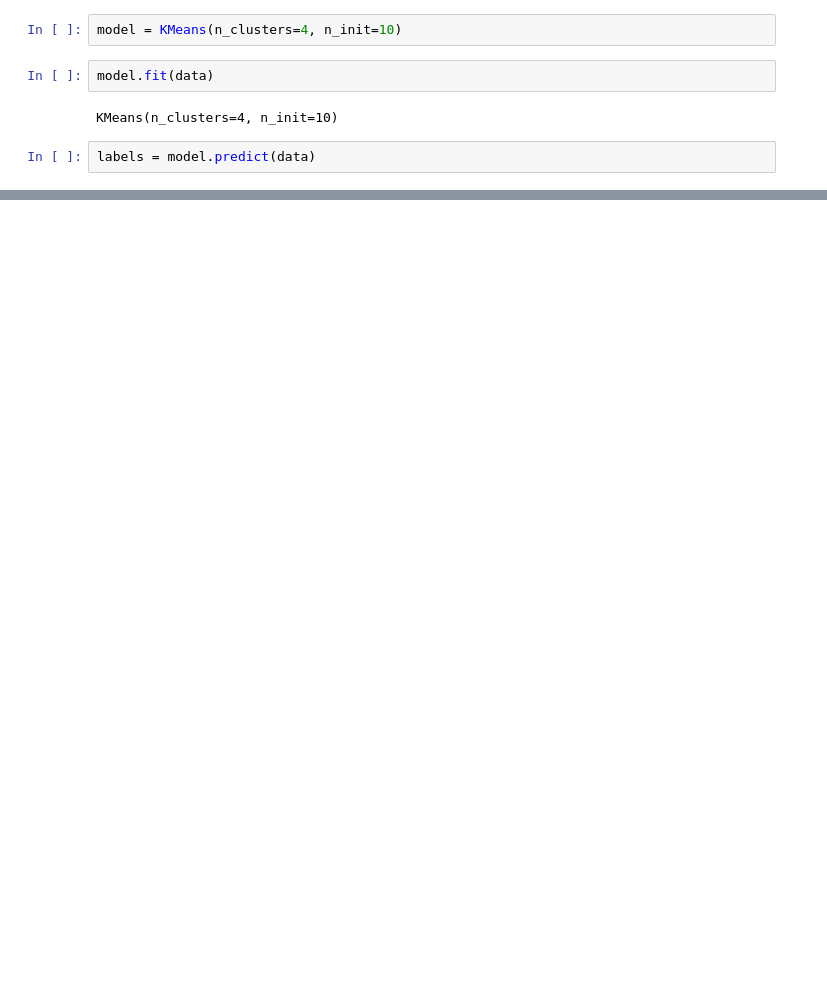
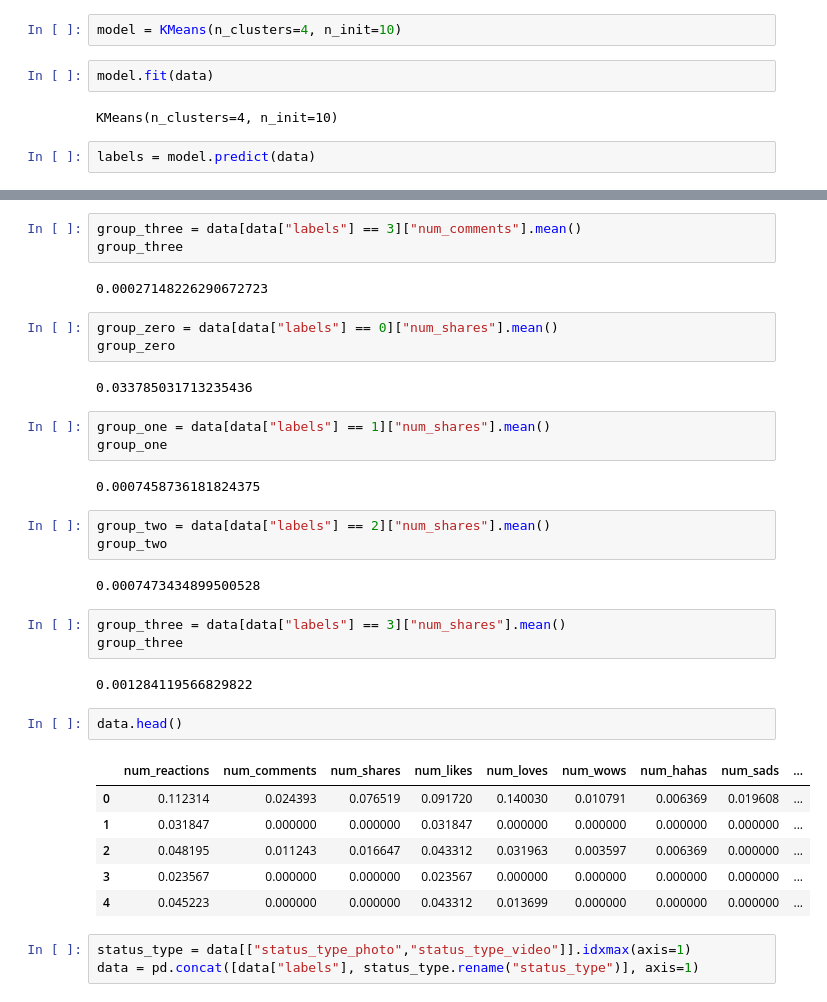
Before and after one commit to mtamerb/ml-globalaihub, a Jupyter notebook: ai8051-clustering.ipynb, the cells around one changed output, grey strips where cells are left out. Drawn from its saved outputs; the diff is of its cells as text; blank space fills up the shorter version.

```diff
--- a/ai8051-clustering.ipynb
+++ b/ai8051-clustering.ipynb
@@ -108,0 +124,37 @@ Name: labels, dtype: int64
+# %%
+group_three = data[data["labels"] == 3]["num_comments"].mean()
+group_three
+# %% [output]
+0.00027148226290672723
+# %%
+group_zero = data[data["labels"] == 0]["num_shares"].mean()
+group_zero
+# %% [output]
+0.033785031713235436
+# %%
+group_one = data[data["labels"] == 1]["num_shares"].mean()
+group_one
+# %% [output]
+0.0007458736181824375
+# %%
+group_two = data[data["labels"] == 2]["num_shares"].mean()
+group_two
+# %% [output]
+0.0007473434899500528
+# %%
+group_three = data[data["labels"] == 3]["num_shares"].mean()
+group_three
+# %% [output]
+0.001284119566829822
+# %%
+data.head()
+# %% [output]
+|  | num_reactions | num_comments | num_shares | num_likes | num_loves | num_wows | num_hahas | num_sads | ... |
+| 0 | 0.112314 | 0.024393 | 0.076519 | 0.091720 | 0.140030 | 0.010791 | 0.006369 | 0.019608 | ... |
+| 1 | 0.031847 | 0.000000 | 0.000000 | 0.031847 | 0.000000 | 0.000000 | 0.000000 | 0.000000 | ... |
+| 2 | 0.048195 | 0.011243 | 0.016647 | 0.043312 | 0.031963 | 0.003597 | 0.006369 | 0.000000 | ... |
+| 3 | 0.023567 | 0.000000 | 0.000000 | 0.023567 | 0.000000 | 0.000000 | 0.000000 | 0.000000 | ... |
+| 4 | 0.045223 | 0.000000 | 0.000000 | 0.043312 | 0.013699 | 0.000000 | 0.000000 | 0.000000 | ... |
+# %%
+status_type = data[["status_type_photo","status_type_video"]].idxmax(axis=1)
+data = pd.concat([data["labels"], status_type.rename("status_type")], axis=1)
```
Also changed, not shown: parts of 9 cells of this notebook.
